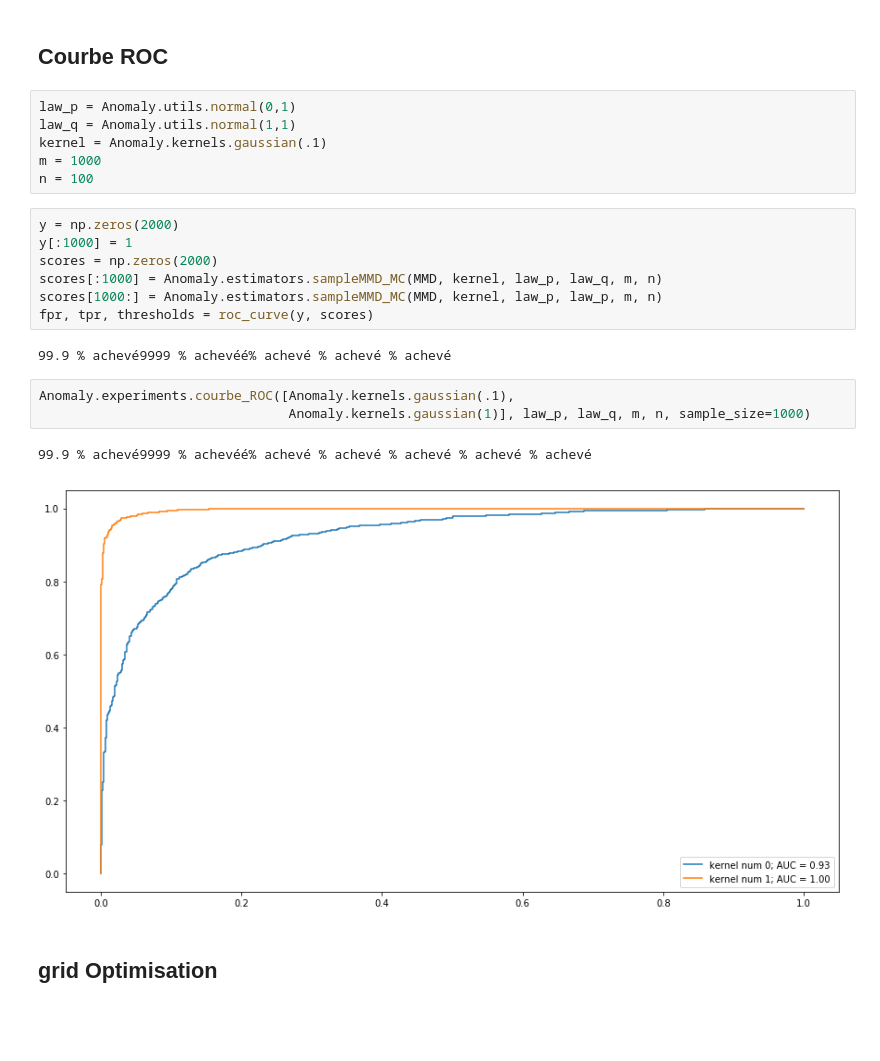
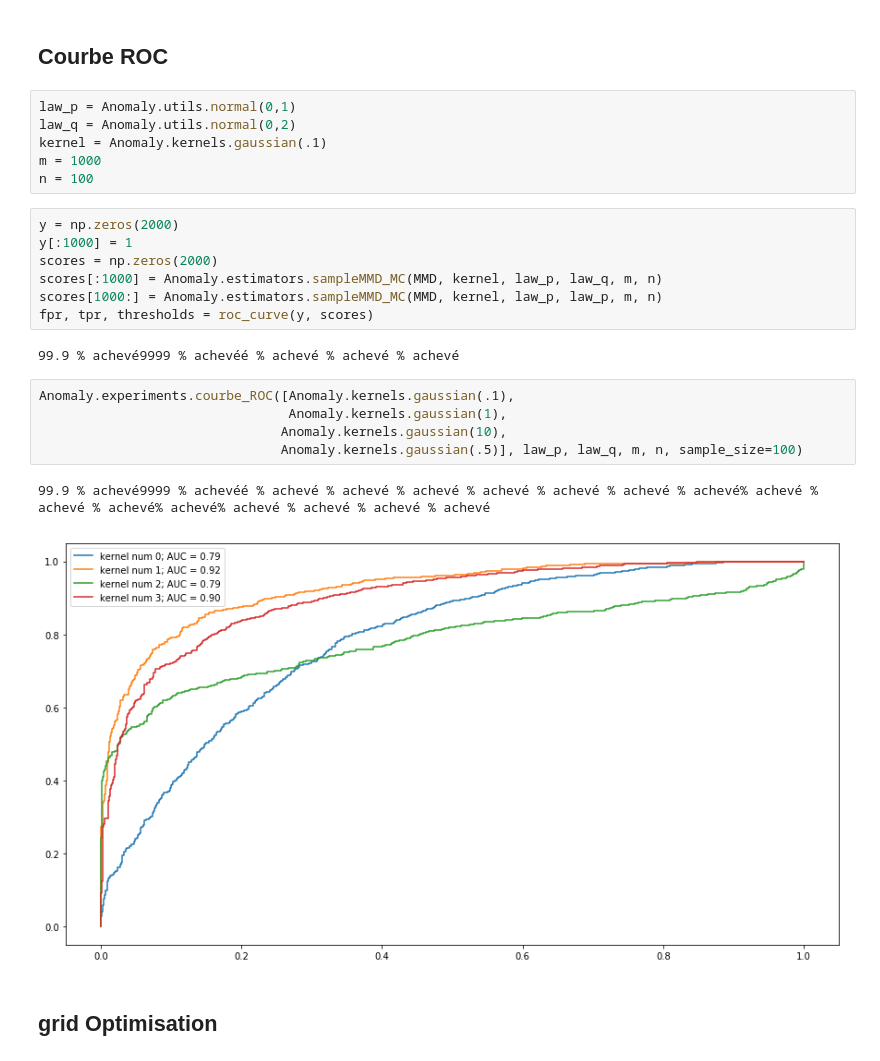
Before and after one commit to kronerte/Memoire, a Jupyter notebook: Experiments/Kernel Optimisation.ipynb, the cells around one changed output. Drawn from its saved outputs; the diff is of its cells as text; blank space fills up the shorter version.

```diff
--- a/Experiments/Kernel Optimisation.ipynb
+++ b/Experiments/Kernel Optimisation.ipynb
@@ -49,7 +49,7 @@ Anomaly.estimators.puissance_MC(MMD, kernel, law_p, law_q,m,n, threshold, repeat
 ## Courbe ROC
 # %%
 law_p = Anomaly.utils.normal(0,1)
-law_q = Anomaly.utils.normal(1,1)
+law_q = Anomaly.utils.normal(0,2)
 kernel = Anomaly.kernels.gaussian(.1)
 m = 1000
 n = 100
@@ -61,13 +61,15 @@ scores[:1000] = Anomaly.estimators.sampleMMD_MC(MMD, kernel, law_p, law_q, m, n)
 scores[1000:] = Anomaly.estimators.sampleMMD_MC(MMD, kernel, law_p, law_p, m, n)
 fpr, tpr, thresholds = roc_curve(y, scores)
 # %% [output]
-99.9 % achevé9999 % achevéé% achevé % achevé % achevé
+99.9 % achevé9999 % achevéé % achevé % achevé % achevé
 # %%
 Anomaly.experiments.courbe_ROC([Anomaly.kernels.gaussian(.1),
-                                Anomaly.kernels.gaussian(1)], law_p, law_q, m, n, sample_size=1000)
+                                Anomaly.kernels.gaussian(1),
+                               Anomaly.kernels.gaussian(10),
+                               Anomaly.kernels.gaussian(.5)], law_p, law_q, m, n, sample_size=100)
 # %% [output]
-99.9 % achevé9999 % achevéé% achevé % achevé % achevé % achevé % achevé
+99.9 % achevé9999 % achevéé % achevé % achevé % achevé % achevé % achevé % achevé % achevé% achevé % achevé % achevé% achevé% achevé % achevé % achevé % achevé
-[figure, old version]
+[figure, new version]
 # %% [markdown]
 ## grid Optimisation
 # %%
```
Also changed, not shown: parts of 34 cells of this notebook, 6 other files.
